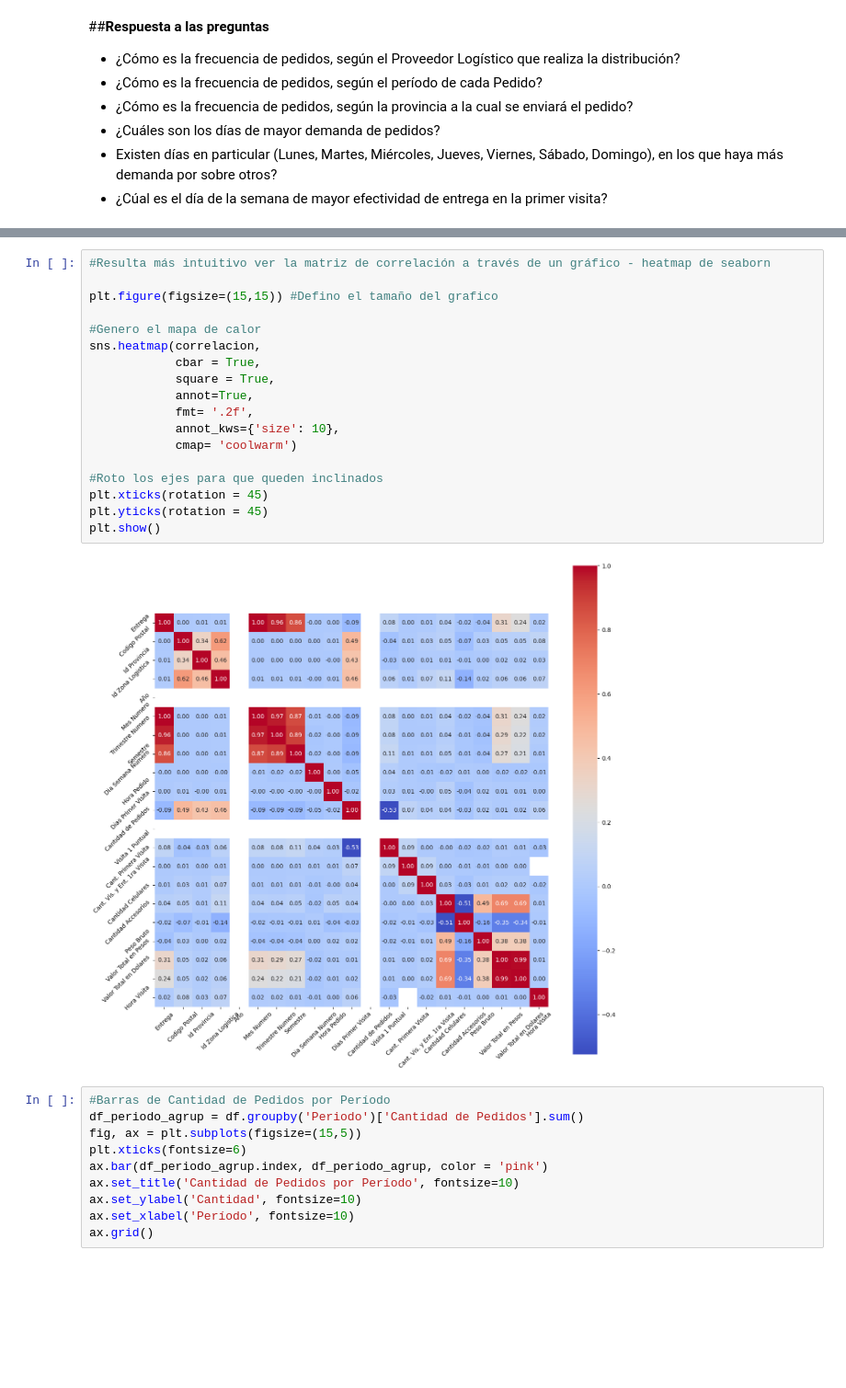
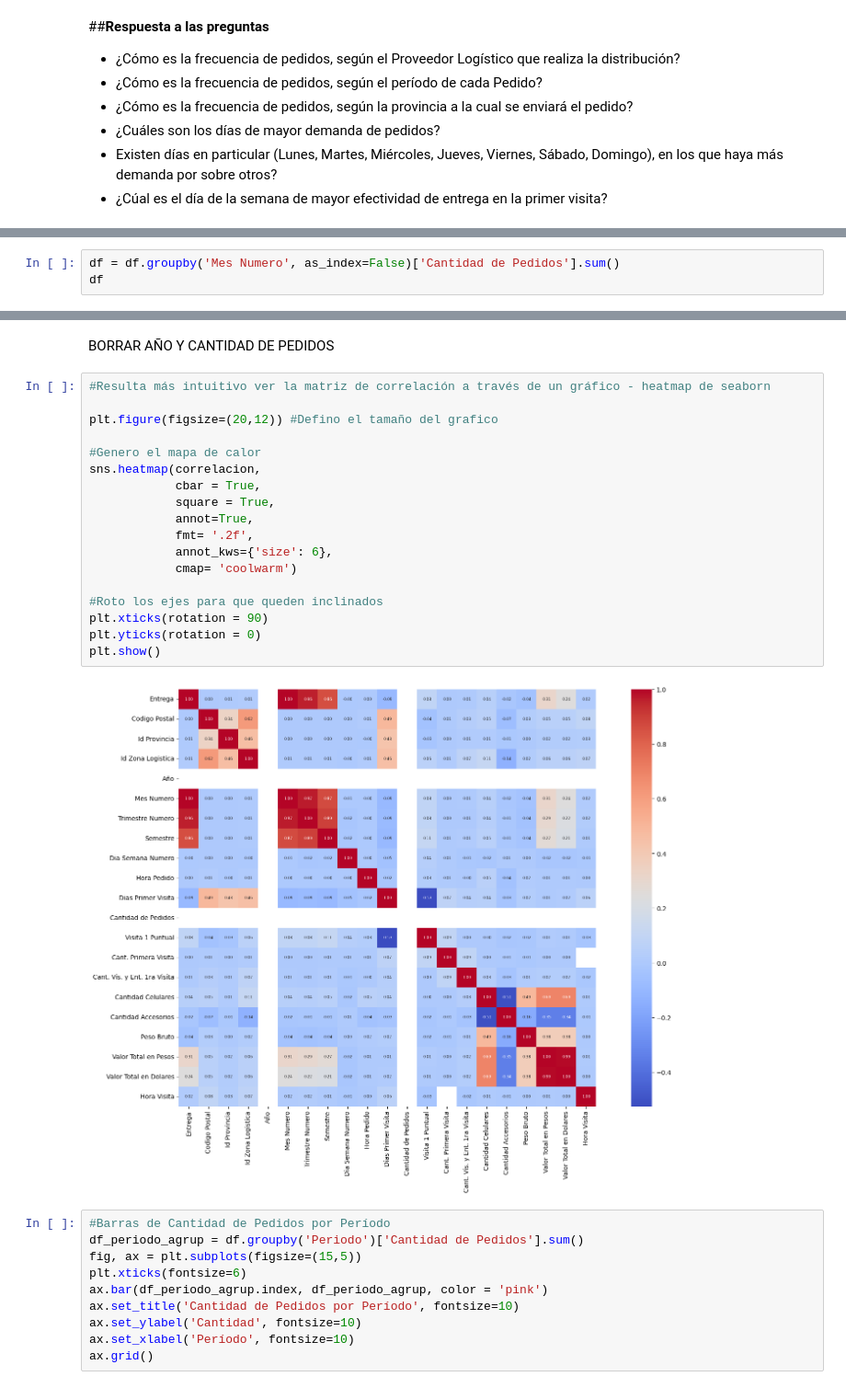
Before and after one commit to Leonardo-rodcas/Proyecto-DS-61190-E-Commerce, a Jupyter notebook: ProyectoDS_Rodriguez_Castillo_Leonardo.ipynb, the cells around one changed output, grey strips where cells are left out. Shown at 92% size. Drawn from its saved outputs; the diff is of its cells as text; blank space fills up the shorter version.

```diff
--- a/ProyectoDS_Rodriguez_Castillo_Leonardo.ipynb
+++ b/ProyectoDS_Rodriguez_Castillo_Leonardo.ipynb
@@ -783,0 +866,3 @@ plt.tight_layout()
+# %%
+df = df.groupby('Mes Numero', as_index=False)['Cantidad de Pedidos'].sum()
+df
@@ -806,23 +975,25 @@ correlacion
+# %% [markdown]
+BORRAR AÑO Y CANTIDAD DE PEDIDOS
 # %%
 #Resulta más intuitivo ver la matriz de correlación a través de un gráfico - heatmap de seaborn
 
-plt.figure(figsize=(15,15)) #Defino el tamaño del grafico
+plt.figure(figsize=(20,12)) #Defino el tamaño del grafico
 
 #Genero el mapa de calor
 sns.heatmap(correlacion,
             cbar = True,
             square = True,
             annot=True,
             fmt= '.2f',
-            annot_kws={'size': 10},
+            annot_kws={'size': 6},
             cmap= 'coolwarm')
 
 #Roto los ejes para que queden inclinados
-plt.xticks(rotation = 45)
-plt.yticks(rotation = 45)
+plt.xticks(rotation = 90)
+plt.yticks(rotation = 0)
 plt.show()
 # %% [output]
-[figure, old version]
+[figure, new version]
 # %%
 #Barras de Cantidad de Pedidos por Período
 df_periodo_agrup = df.groupby('Periodo')['Cantidad de Pedidos'].sum()
```
Also changed, not shown: parts of 11 cells of this notebook.
